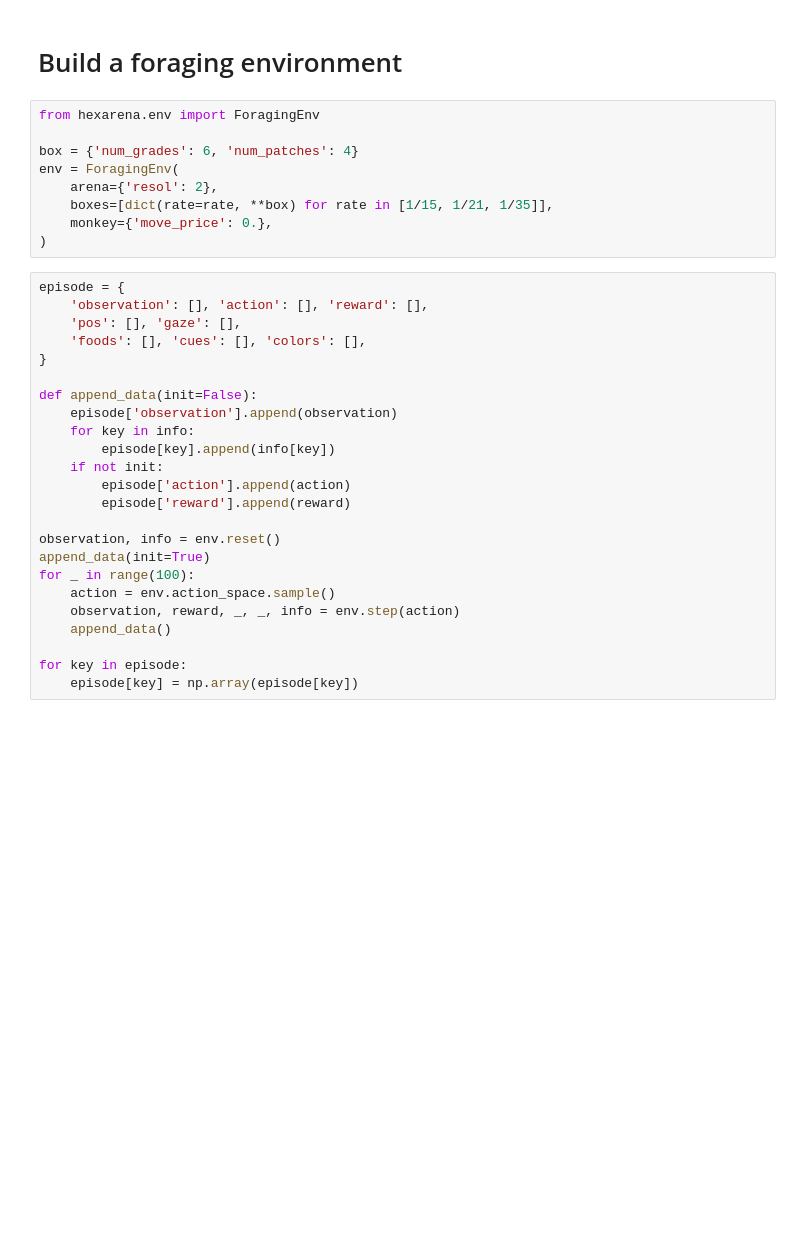
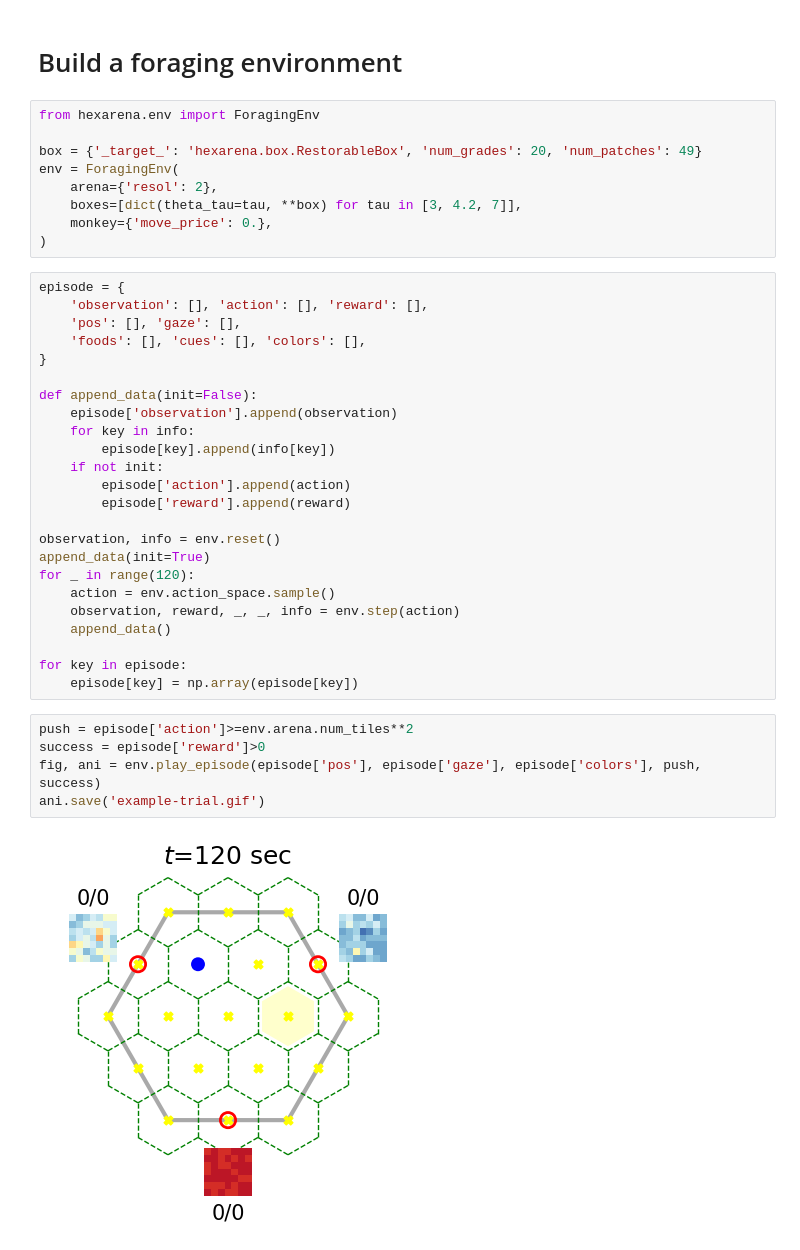
Before and after one commit to XaqLab/hex-arena, a Jupyter notebook: env-example.ipynb, the cells around one changed output. Saved outputs shown, nothing was run; the diff lists cells and outputs as text; blank space fills up the shorter version.

```diff
--- a/env-example.ipynb
+++ b/env-example.ipynb
@@ -58,10 +57,10 @@ ani.save('color-cues.gif')
 # %%
 from hexarena.env import ForagingEnv
 
-box = {'num_grades': 6, 'num_patches': 4}
+box = {'_target_': 'hexarena.box.RestorableBox', 'num_grades': 20, 'num_patches': 49}
 env = ForagingEnv(
     arena={'resol': 2},
-    boxes=[dict(rate=rate, **box) for rate in [1/15, 1/21, 1/35]],
+    boxes=[dict(theta_tau=tau, **box) for tau in [3, 4.2, 7]],
     monkey={'move_price': 0.},
 )
 # %%
@@ -81,10 +80,17 @@ def append_data(init=False):
 
 observation, info = env.reset()
 append_data(init=True)
-for _ in range(100):
+for _ in range(120):
     action = env.action_space.sample()
     observation, reward, _, _, info = env.step(action)
     append_data()
 
 for key in episode:
     episode[key] = np.array(episode[key])
+# %%
+push = episode['action']>=env.arena.num_tiles**2
+success = episode['reward']>0
+fig, ani = env.play_episode(episode['pos'], episode['gaze'], episode['colors'], push, success)
+ani.save('example-trial.gif')
+# %% [output]
+[figure, added]
```
Also changed, not shown: parts of 3 cells of this notebook, 5 other files.
